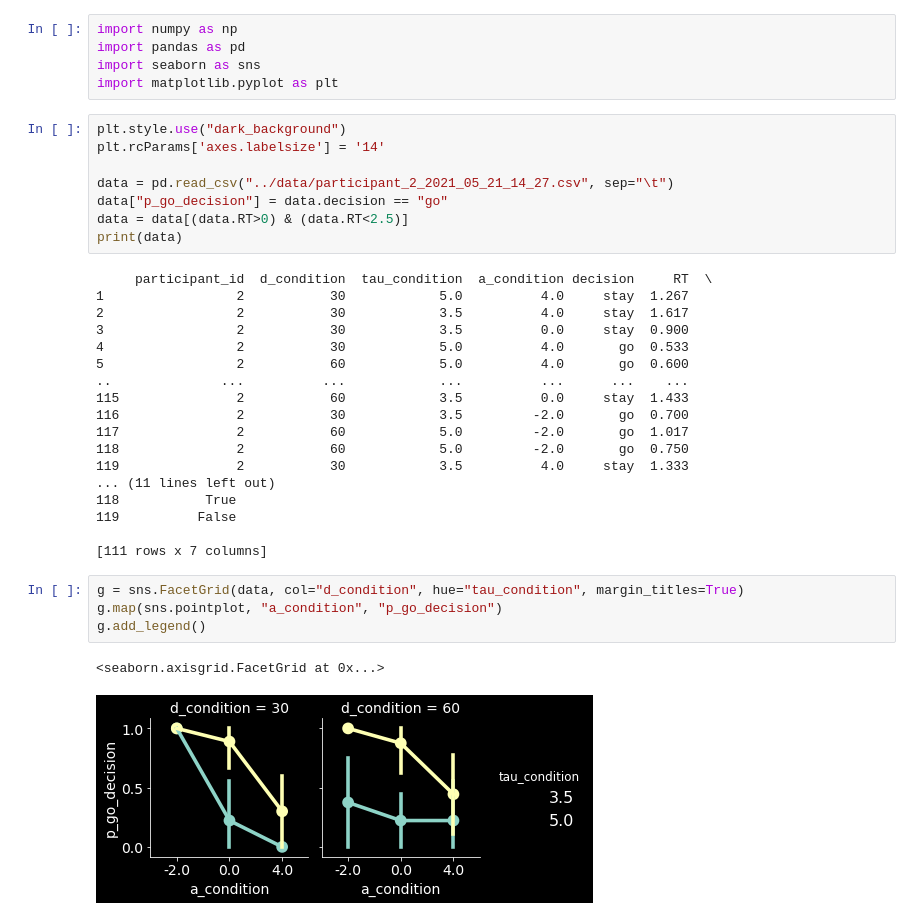
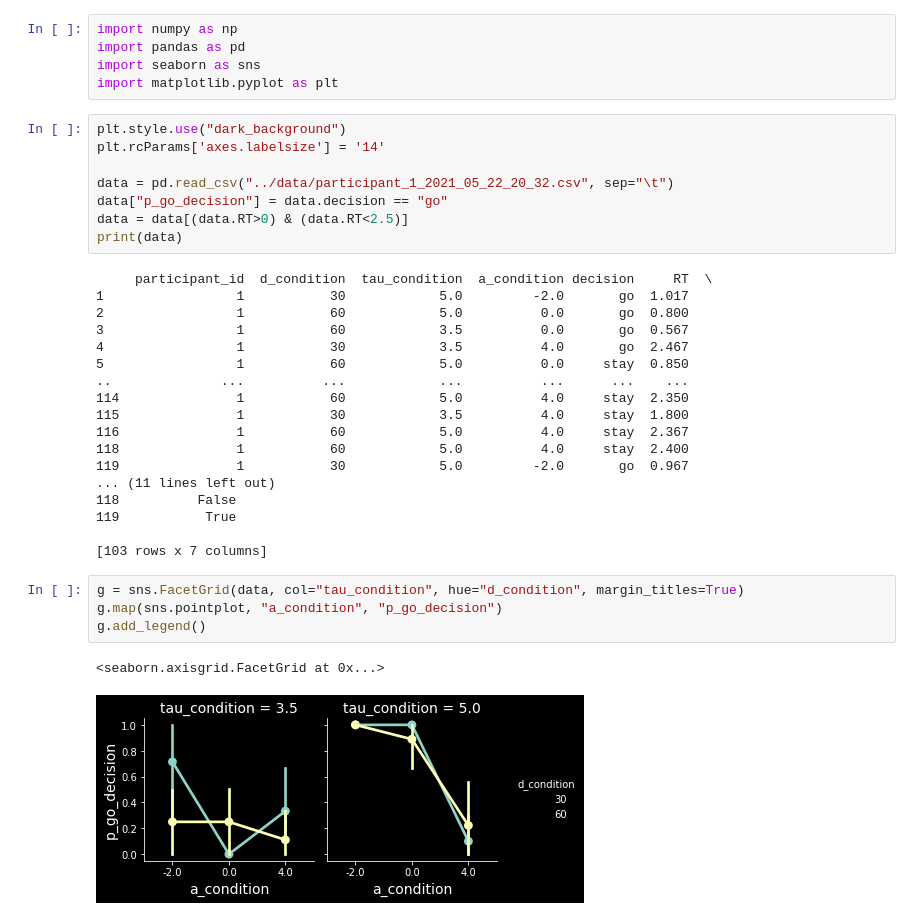
Before and after one commit to tud-hri/nudging-humans-in-traffic, a Jupyter notebook: data_analysis/pilot_results.ipynb, the cells around one changed output. Cells and saved outputs as stored; diff of their text form.

```diff
--- a/data_analysis/pilot_results.ipynb
+++ b/data_analysis/pilot_results.ipynb
@@ -7,35 +7,35 @@ import matplotlib.pyplot as plt
 plt.style.use("dark_background")
 plt.rcParams['axes.labelsize'] = '14'
 
-data = pd.read_csv("../data/participant_2_2021_05_21_14_27.csv", sep="\t")
+data = pd.read_csv("../data/participant_1_2021_05_22_20_32.csv", sep="\t")
 data["p_go_decision"] = data.decision == "go"
 data = data[(data.RT>0) & (data.RT<2.5)]
 print(data)
 # %% [output]
      participant_id  d_condition  tau_condition  a_condition decision     RT  \
-1                 2           30            5.0          4.0     stay  1.267
-2                 2           30            3.5          4.0     stay  1.617
-3                 2           30            3.5          0.0     stay  0.900
-4                 2           30            5.0          4.0       go  0.533
-5                 2           60            5.0          4.0       go  0.600
+1                 1           30            5.0         -2.0       go  1.017
+2                 1           60            5.0          0.0       go  0.800
+3                 1           60            3.5          0.0       go  0.567
+4                 1           30            3.5          4.0       go  2.467
+5                 1           60            5.0          0.0     stay  0.850
 ..              ...          ...            ...          ...      ...    ...
-115               2           60            3.5          0.0     stay  1.433
-116               2           30            3.5         -2.0       go  0.700
-117               2           60            5.0         -2.0       go  1.017
-118               2           60            5.0         -2.0       go  0.750
-119               2           30            3.5          4.0     stay  1.333
+114               1           60            5.0          4.0     stay  2.350
+115               1           30            3.5          4.0     stay  1.800
+116               1           60            5.0          4.0     stay  2.367
+118               1           60            5.0          4.0     stay  2.400
+119               1           30            5.0         -2.0       go  0.967
 ... (11 lines left out)
-118           True
-119          False
+118          False
+119           True
 
-[111 rows x 7 columns]
+[103 rows x 7 columns]
 # %%
-g = sns.FacetGrid(data, col="d_condition", hue="tau_condition", margin_titles=True)
+g = sns.FacetGrid(data, col="tau_condition", hue="d_condition", margin_titles=True)
 g.map(sns.pointplot, "a_condition", "p_go_decision")
 g.add_legend()
 # %% [output]
 <seaborn.axisgrid.FacetGrid at 0x...>
-[figure, old version]
+[figure, new version]
 # %%
 g = sns.FacetGrid(data, row="d_condition", col="tau_condition", hue="decision", margin_titles=True)
 g.map(sns.pointplot, "a_condition", "RT")
```
Also changed, not shown: parts of 1 cell of this notebook, 2 other files.
